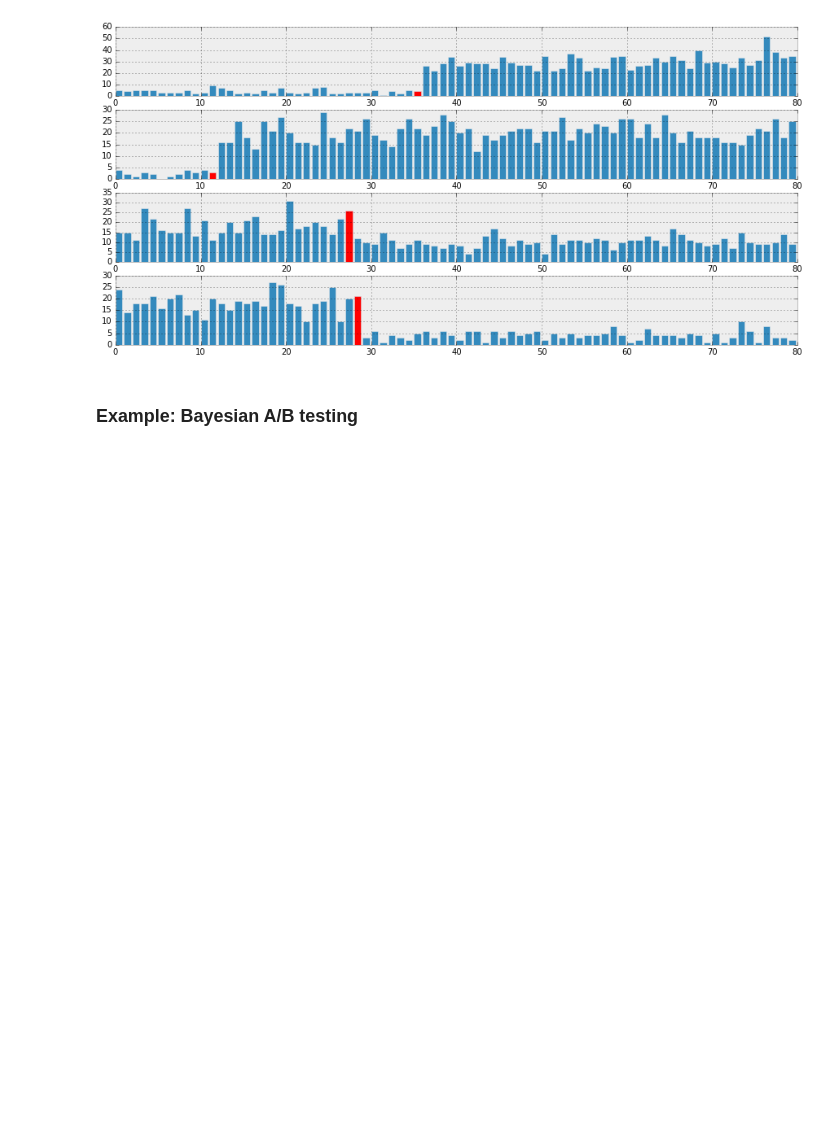
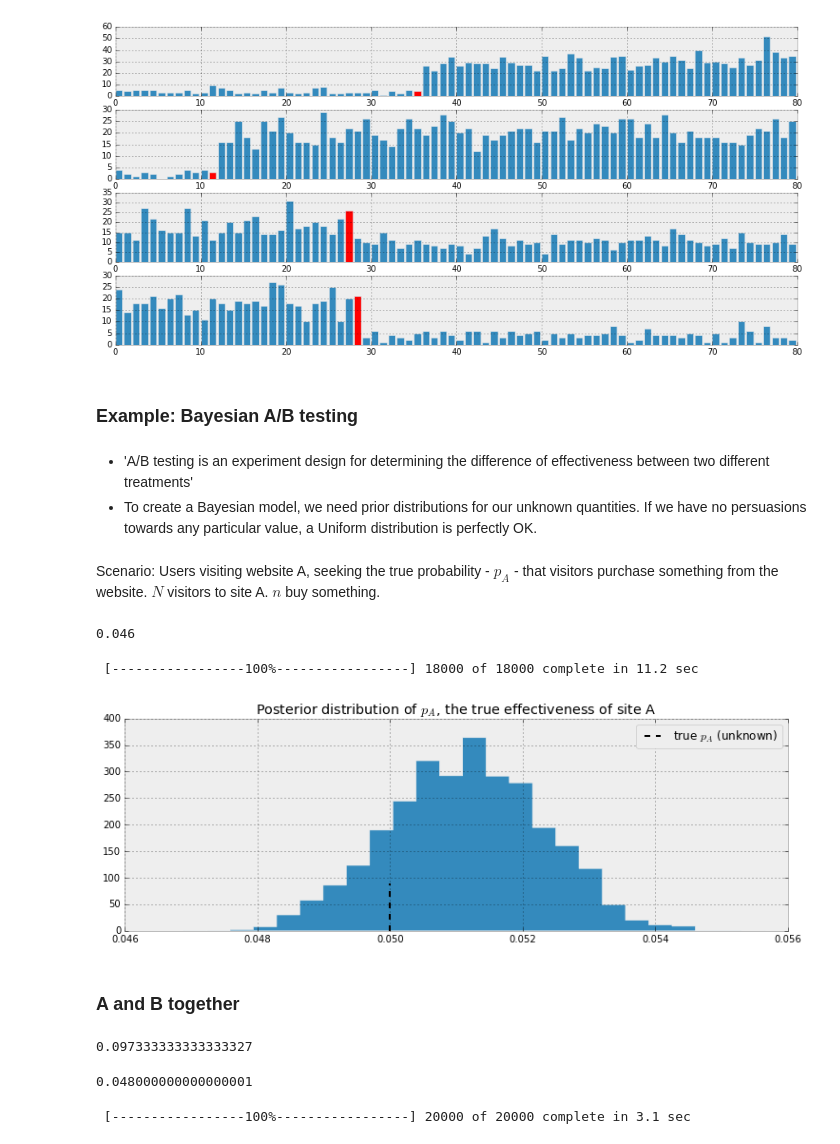
Before and after one commit to JeromeWynne/Probabilistic-Programming-and-Bayesian-Methods-for-Hackers, a Jupyter notebook: Chapter 2 - More on PyMC3.ipynb, the cells around one changed output. Saved outputs shown, nothing was run; the diff lists cells and outputs as text; code cells hidden in the pictures; blank space fills up the shorter version.

Commit message:
Added notes on A/B testing example: determing a posterior probability distribution from Uniform priors and observations. MCMC magic.

```diff
--- a/Chapter 2 - More on PyMC3.ipynb
+++ b/Chapter 2 - More on PyMC3.ipynb
@@ -207,3 +207,41 @@ for i in range(4):
 [figure]
 # %% [markdown]
 ### Example: Bayesian A/B testing
+# %% [markdown]
+- 'A/B testing is an experiment design for determining the difference of effectiveness between two different treatments'
+- To create a Bayesian model, we need prior distributions for our unknown quantities. If we have no persuasions towards any particular value, a Uniform distribution is perfectly OK.
+# %% [markdown]
+Scenario: Users visiting website A, seeking the true probability - $p_A$ - that visitors purchase something from the website. $N$ visitors to site A. $n$ buy something.
+# %%
+import pymc as pm
+
+p = pm.Uniform('p', lower=0, upper=1)
+# %%
+# True pA = 0.05, N = 1500
+# Will simulate whether users made a purchase or not
+# X is r.v. for purchase count
+# X ~ Bern(pA)
+
+p_true = 0.05 # Is actually unknown
+N = 1500
+occurences = pm.rbernoulli(p_true, N) # array of observations
+print(occurences.sum()/N) # Nb. != p_true!
+# %% [output]
+0.046
+# %%
+# Combine observations into a PyMC variable
+obs = pm.Bernoulli('obs', p, value=occurences, observed=True)
+# Run inference algorithm (Markov Chain Monte Carlo)
+mcmc = pm.MCMC([p, obs])
+mcmc.sample(18000, 1000)
+
+plt.figure(figsize=(12.5, 4))
+plt.title("Posterior distribution of $p_A$, the true effectiveness of site A")
+plt.vlines(p_true, 0, 90, linestyle="--", label="true $p_A$ (unknown)")
+plt.hist(mcmc.trace("p")[:], bins=25, histtype="stepfilled", normed=True)
+plt.legend();
+# %% [output]
+ [-----------------100%-----------------] 18000 of 18000 complete in 11.2 sec
+[figure, added]
+# %% [markdown]
+### A and B together
@@ -209,0 +259,27 @@ for i in range(4):
+# %%
+observations_A.mean()
+# %% [output]
+0.097333333333333327
+# %%
+observations_B.mean()
+# %% [output]
+0.048000000000000001
+# %%
+# set up pymc model
+# Prior probabilities
+p_A = pm.Uniform('p_A', 0, 1) # because we don't know anything
+p_B = pm.Uniform('p_B', 0, 1)
+
+@pm.deterministic
+def delta(p_A=p_A, p_B=p_B):
+    return p_A - p_B
+
+# Observation variables
+obs_A = pm.Bernoulli('obs_A', p_A, value=observations_A, observed=True)
+obs_B = pm.Bernoulli('obs_B', p_B, value=observations_B, observed=True)
+
+# Inference algo
+mcmc = pm.MCMC([p_A, p_B, delta, obs_A, obs_B])
+mcmc.sample(20000, 1000)
+# %% [output]
+ [-----------------100%-----------------] 20000 of 20000 complete in 3.1 sec
```
Also changed, not shown: parts of 6 cells of this notebook.
